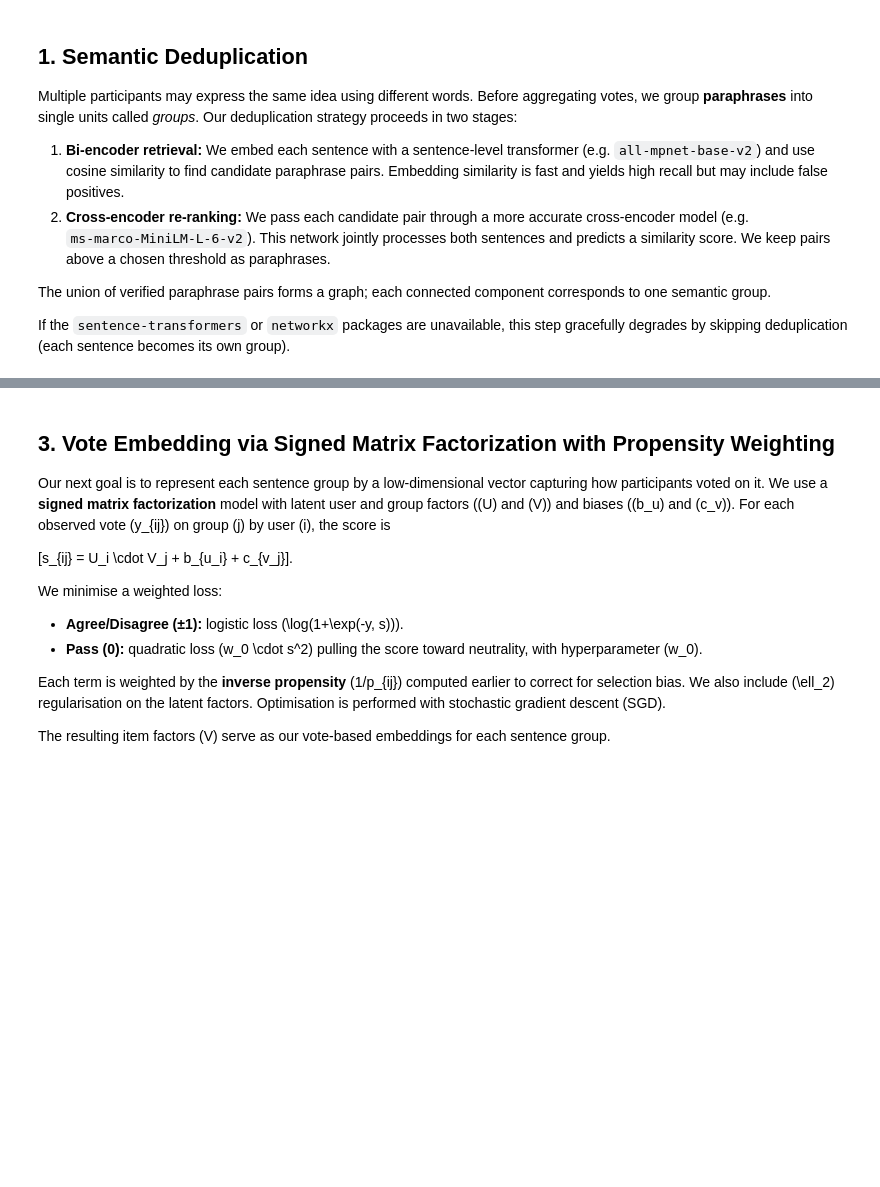
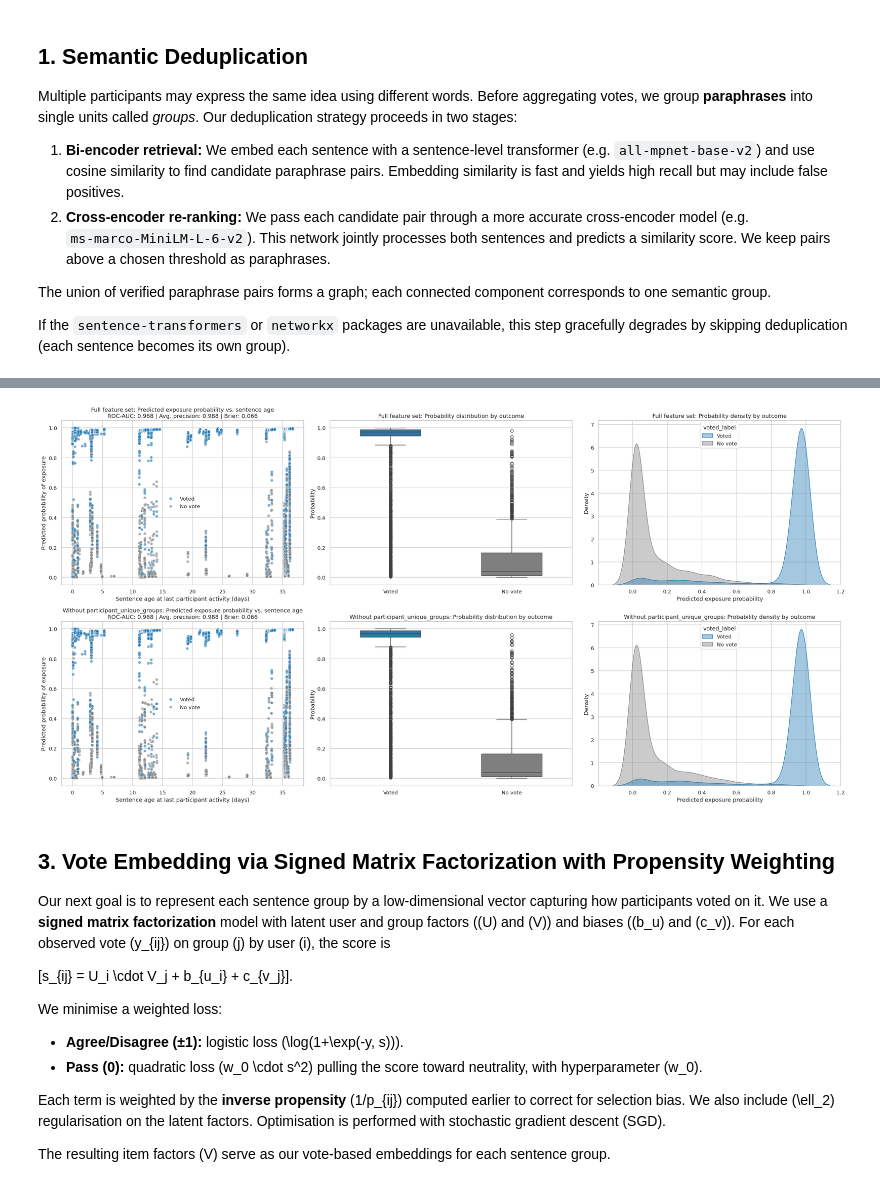
Before and after one commit to yananlong/taking_stock_facct, a Jupyter notebook: sentences_topic_pipeline.ipynb, the cells around one changed output, grey strips where cells are left out. Drawn from its saved outputs; the diff is of its cells as text; code cells hidden in the pictures; blank space fills up the shorter version.

Commit message:
Compare propensity models with and without engagement breadth

```diff
--- a/sentences_topic_pipeline.ipynb
+++ b/sentences_topic_pipeline.ipynb
@@ -269,0 +741,89 @@ display(eligibility.head(), p_hat.head())
+# %%
+
+available_propensity_plots = []
+if (
+    not exposure_df.empty
+    and "propensity_models" in globals()
+    and propensity_models
+):
+    for key, model in propensity_models.items():
+        col_name = f"probability_{key}"
+        if col_name not in exposure_df:
+            continue
+        plot_df = exposure_df.dropna(subset=[col_name]).copy()
+        if plot_df.empty:
+            continue
+        plot_df["probability"] = plot_df[col_name]
+        plot_df["voted_label"] = plot_df["voted"].map({0: "No vote", 1: "Voted"})
+        available_propensity_plots.append((key, model, plot_df))
+
+if available_propensity_plots:
+    n_models = len(available_propensity_plots)
+    fig, axes = plt.subplots(n_models, 3, figsize=(24, 6 * n_models))
+    if n_models == 1:
+        axes = np.array([axes])
+    palette = {"No vote": "#7f7f7f", "Voted": "#1f77b4"}
+
+    for row, (key, model, plot_df) in enumerate(available_propensity_plots):
+        label = model.get("label", key)
+        metrics = model.get("diagnostics", {})
+        metric_bits = []
+        for display_label, metric_key in [
+            ("ROC-AUC", "roc_auc"),
+            ("Avg. precision", "average_precision"),
+            ("Brier", "brier"),
+        ]:
+            value = metrics.get(metric_key)
+            if value is not None and not pd.isna(value):
+                metric_bits.append(f"{display_label}: {value:.3f}")
+        subtitle = " | ".join(metric_bits)
+
+        title = f"{label}: Predicted exposure probability vs. sentence age"
+        if subtitle:
+            title += "\n" + subtitle
+
+        sns.scatterplot(
+            data=plot_df,
+            x="sentence_age",
+            y="probability",
+            hue="voted_label",
+            palette=palette,
+            alpha=0.6,
+            ax=axes[row, 0],
+        )
+        axes[row, 0].set_title(title)
+        axes[row, 0].set_xlabel("Sentence age at last participant activity (days)")
+        axes[row, 0].set_ylabel("Predicted probability of exposure")
+        axes[row, 0].legend(frameon=False)
+
+        sns.boxplot(
+            data=plot_df,
+            x="voted_label",
+            y="probability",
+            palette=palette,
+            width=0.5,
+            ax=axes[row, 1],
+        )
+        axes[row, 1].set_title(f"{label}: Probability distribution by outcome")
+        axes[row, 1].set_xlabel("")
+        axes[row, 1].set_ylabel("Probability")
+
+        sns.kdeplot(
+            data=plot_df,
+            x="probability",
+            hue="voted_label",
+            fill=True,
+            common_norm=False,
+            alpha=0.4,
+            palette=palette,
+            ax=axes[row, 2],
+        )
+        axes[row, 2].set_title(f"{label}: Probability density by outcome")
+        axes[row, 2].set_xlabel("Predicted exposure probability")
+        axes[row, 2].set_ylabel("Density")
+
+    plt.tight_layout()
+    plt.show()
+else:
+    print("Not enough propensity estimates to visualise.")
+# %% [output]
@@ -270,3 +837,4 @@ display(eligibility.head(), p_hat.head())
+[figure, added]
 # %% [markdown]
 ## 3. Vote Embedding via Signed Matrix Factorization with Propensity Weighting
 
```
Also changed, not shown: parts of 16 cells of this notebook, 8 other files.
